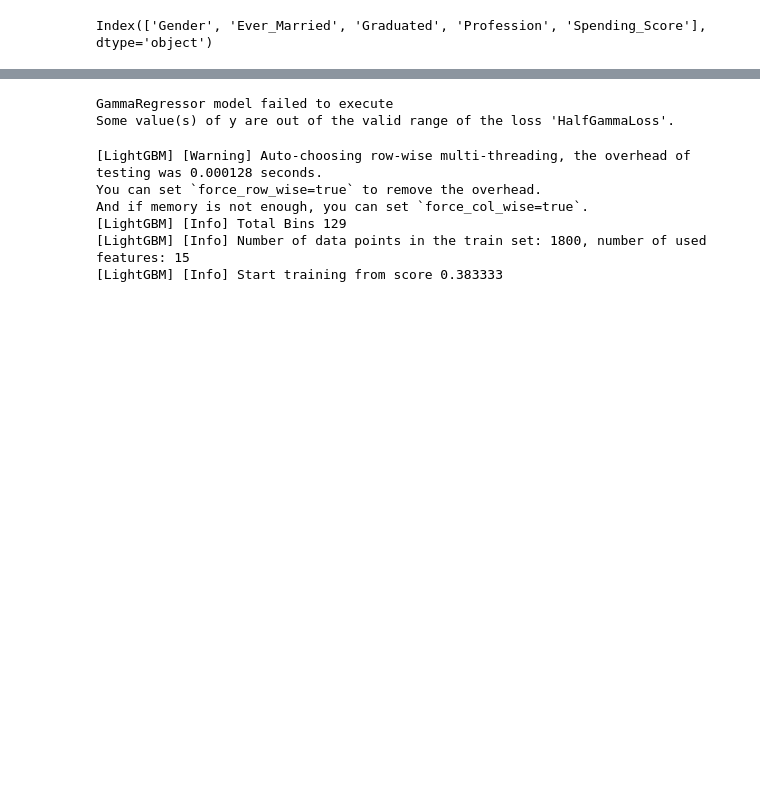
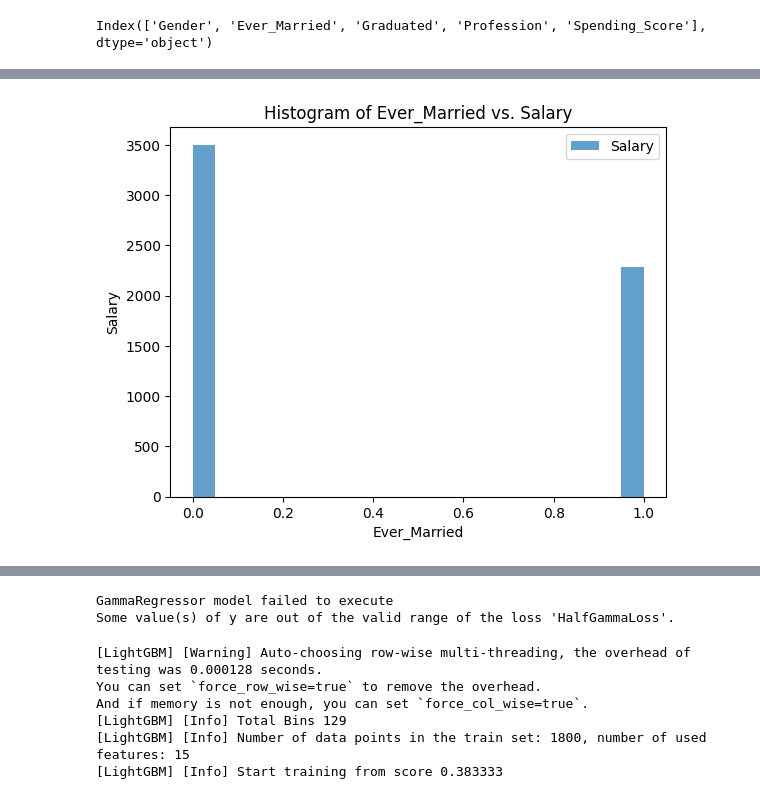
Before and after one commit to ozankutluay/gender-ever_married-graduated-salary-predict, a Jupyter notebook: gender-ever_married-graduated-salary-predict.ipynb, the cells around one changed output, grey strips where cells are left out. Cells and saved outputs as stored; diff of their text form; code cells hidden in the pictures; blank space fills up the shorter version.

```diff
--- a/gender-ever_married-graduated-salary-predict.ipynb
+++ b/gender-ever_married-graduated-salary-predict.ipynb
@@ -113,0 +132,10 @@ df.rename(columns={"Low":"Salary"}, inplace=True)
+# %%
+# Visualization
+# As seen in the graph, the salary of individuals who have never been married is higher.
+df.plot.hist(x='Ever_Married', y='Salary', bins=20, alpha=0.7)
+plt.xlabel("Ever_Married")
+plt.ylabel('Salary')
+plt.title(f'Histogram of Ever_Married vs. Salary')
+plt.show()
+# %% [output]
+[figure, added]
```
Also changed, not shown: parts of 16 cells of this notebook.
